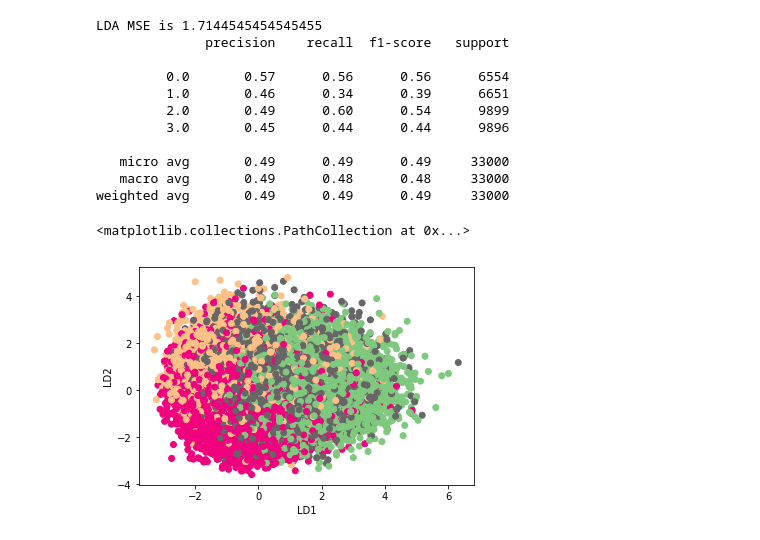
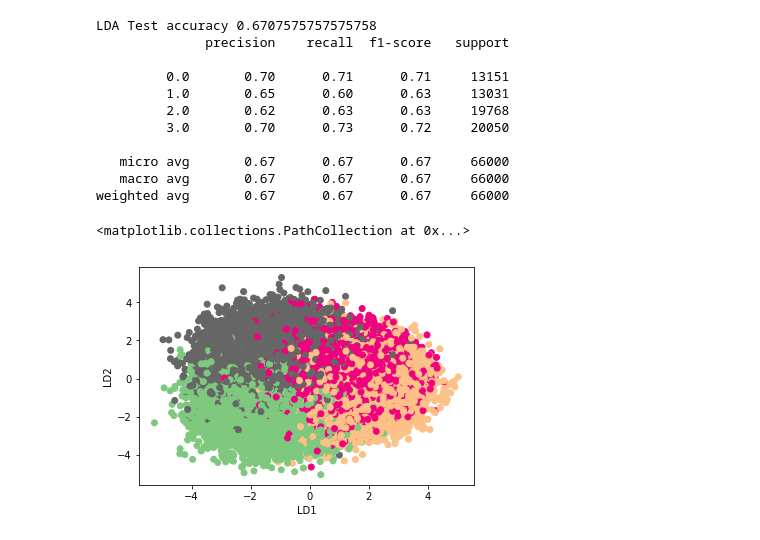
Before and after one commit to timellemeet/multivariate, a Jupyter notebook: simulation.ipynb, the cells around one changed output. Cells and saved outputs as stored; diff of their text form; code cells hidden in the pictures.

```diff
--- a/simulation.ipynb
+++ b/simulation.ipynb
@@ -4,7 +4,7 @@ from scipy.stats import skewnorm, skew
 import matplotlib.pyplot as plt
 import pandas as pd
 from sklearn.model_selection import train_test_split
-from sklearn.metrics import confusion_matrix, mean_squared_error, classification_report
+from sklearn.metrics import confusion_matrix, mean_squared_error, classification_report, accuracy_score
 
 def simulate_data(classes, n_vars, n, max_mu, max_sigma, max_skew):
     #The multivariate skew normal number generator
@@ -54,11 +54,11 @@ def simulate_data(classes, n_vars, n, max_mu, max_sigma, max_skew):
 
 #parameters
 classes = [0.2, 0.2, 0.3, 0.3] #percentages
-n_vars = 5
-n = 100000
-max_mu = 3
-max_sigma = 20
-max_skew = 5
+n_vars = 30
+n = 200000
+max_mu = 2
+max_sigma = 30
+max_skew = 2
 np.random.seed(12345)
 
 #generate data
@@ -69,4 +69,7 @@ display(df.groupby(["class"]).agg(["count", "mean", "var"]))
 #make train and test set
 X_train, X_test, y_train, y_test = train_test_split(
     X, y, test_size=0.33, random_state=42)
+
+
+accuracies = pd.DataFrame(columns=['method', 'accuracy', 'predictions'])
 # %% [output]
@@ -80,41 +84,48 @@ X_train, X_test, y_train, y_test = train_test_split(
 # %%
 #LDA
 from sklearn.discriminant_analysis import LinearDiscriminantAnalysis
 lda = LinearDiscriminantAnalysis(priors=classes)
 X_lda = lda.fit_transform(X_train, y_train)
 
 
 
 lda_pred = lda.predict(X_test)
-lda_mse = mean_squared_error(y_test, lda_pred)
-print("LDA MSE is "+ str(lda_mse))
+lda_acc = accuracy_score(y_test, lda_pred)
+print("LDA Test accuracy "+ str(lda_acc))
 # confusion_matrix(y_test, lda_pred)
 print(classification_report(y_test, lda_pred))
+
+accuracies = accuracies.append({"method": "LDA",
+                   "accuracy":lda_acc,
+                   "predictions":lda_pred},
+                    ignore_index=True)
+
+
 
 plt.xlabel('LD1')
 plt.ylabel('LD2')
 plt.scatter(
     X_lda[:,0],
     X_lda[:,1],
     c=y_train,
     cmap='Accent',
 #      alpha=0.7,
 #      edgecolors='grey'
 )
 # %% [output]
-LDA MSE is 1.7144545454545455
+LDA Test accuracy 0.6707575757575758
               precision    recall  f1-score   support
 
-         0.0       0.57      0.56      0.56      6554
-         1.0       0.46      0.34      0.39      6651
-         2.0       0.49      0.60      0.54      9899
-         3.0       0.45      0.44      0.44      9896
+         0.0       0.70      0.71      0.71     13151
+         1.0       0.65      0.60      0.63     13031
+         2.0       0.62      0.63      0.63     19768
+         3.0       0.70      0.73      0.72     20050
 
-   micro avg       0.49      0.49      0.49     33000
-   macro avg       0.49      0.48      0.48     33000
-weighted avg       0.49      0.49      0.49     33000
+   micro avg       0.67      0.67      0.67     66000
+   macro avg       0.67      0.67      0.67     66000
+weighted avg       0.67      0.67      0.67     66000
 <matplotlib.collections.PathCollection at 0x...>
-[figure, old version]
+[figure, new version]
 # %%
 from sklearn.linear_model import LogisticRegression
 
```
Also changed, not shown: parts of 7 cells of this notebook.
